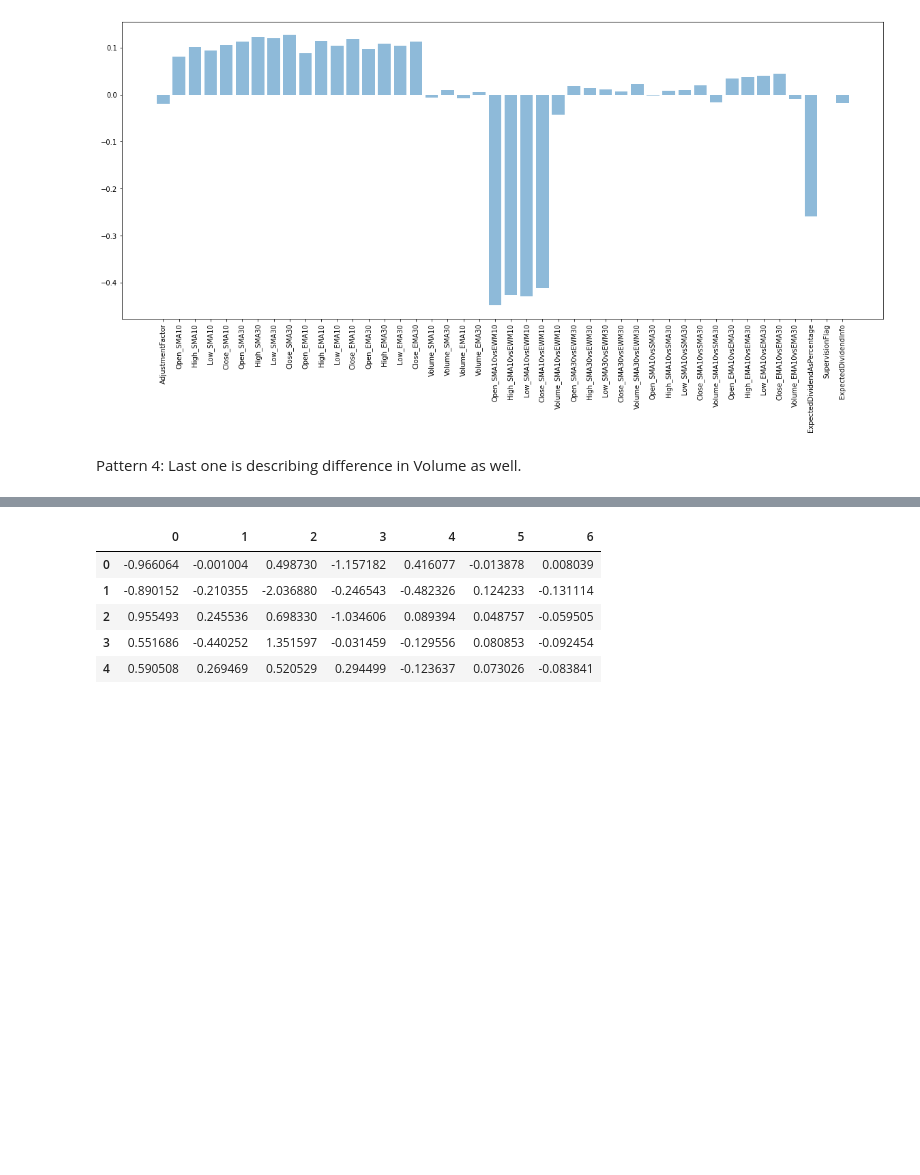
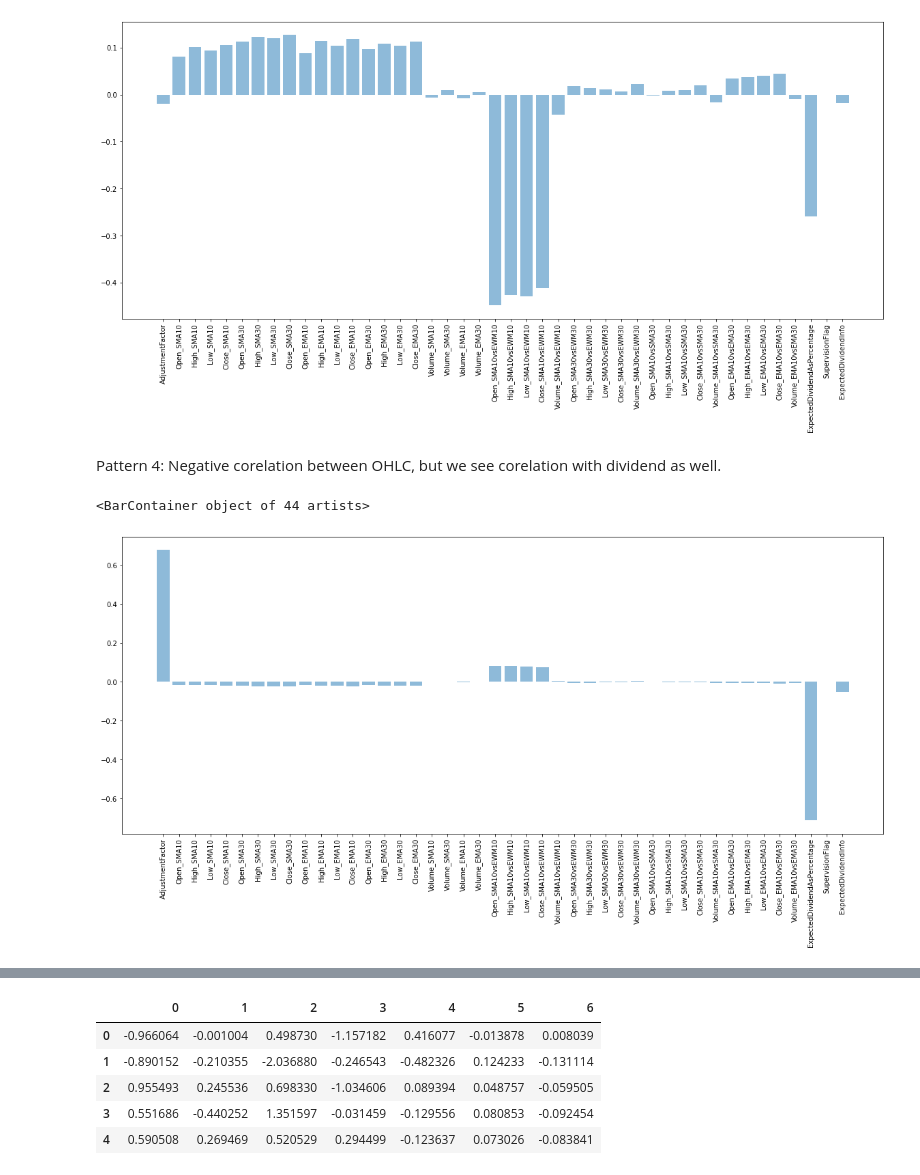
Before and after one commit to velblu/Tokyo-Stock-Exchange-Predictions, a Jupyter notebook: jpx_prediction.ipynb, the cells around one changed output, grey strips where cells are left out. Drawn from its saved outputs; the diff is of its cells as text; code cells hidden in the pictures; blank space fills up the shorter version.

```diff
--- a/jpx_prediction.ipynb
+++ b/jpx_prediction.ipynb
@@ -2043,20 +2046,16 @@ To: /content/fitted_pipeline_model_after_feauture_engineering.pickle
 # %%
-# # X_train retrival
-# with open('X_train_after_feauture_engineering.pickle', 'rb') as f:
-#     X_train = pickle.load(f)
+# X_train retrival
+with open('X_train_after_feauture_engineering.pickle', 'rb') as f:
+    X_train = pickle.load(f)
 
-# # y_train retrival
-# with open('y_train_after_feauture_engineering.pickle', 'rb') as f:
-#     y_train = pickle.load(f)
+# y_train retrival
+with open('y_train_after_feauture_engineering.pickle', 'rb') as f:
+    y_train = pickle.load(f)
 
-# # X_test retrival
-# with open('X_test_after_feauture_engineering.pickle', 'rb') as f:
-#     X_test = pickle.load(f)
+# X_test retrival
+with open('X_test_after_feauture_engineering.pickle', 'rb') as f:
+    X_test = pickle.load(f)
 
-# # y_test retrival
-# with open('y_test_after_feauture_engineering.pickle', 'rb') as f:
-#     y_test = pickle.load(f)
-
-# model retrival
-# with open('fitted_pipeline_model_after_feauture_engineering.pickle', 'rb') as f:
-#     feature_engineering_pipeline = pickle.load(f)
+# y_test retrival
+with open('y_test_after_feauture_engineering.pickle', 'rb') as f:
+    y_test = pickle.load(f)
@@ -2299,5 +2302,12 @@ plt.bar(X_data.columns, pca.components_[4, :], label='Pattern 4', alpha=0.5)
 # %% [output]
 <BarContainer object of 44 artists>
 [figure]
-# %% [markdown]
-Pattern 4: Last one is describing difference in Volume as well.
+# %% [markdown]
+Pattern 4: Negative corelation between OHLC, but we see corelation with dividend as well.
+# %%
+plt.figure(figsize=(20, 8))
+plt.xticks(rotation='vertical')
+plt.bar(X_data.columns, pca.components_[5, :], label='Pattern 5', alpha=0.5)
+# %% [output]
+<BarContainer object of 44 artists>
+[figure, added]
```
Also changed, not shown: parts of 34 cells of this notebook.
